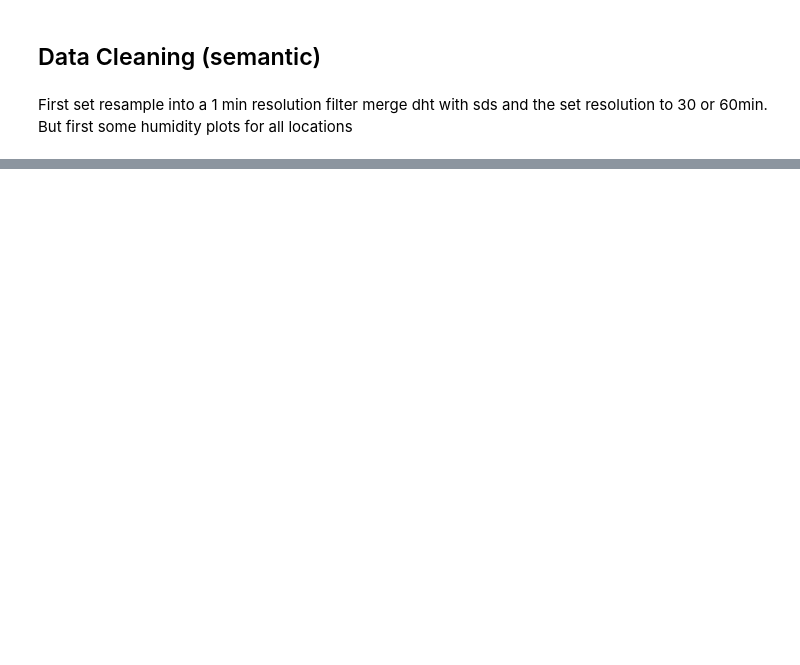
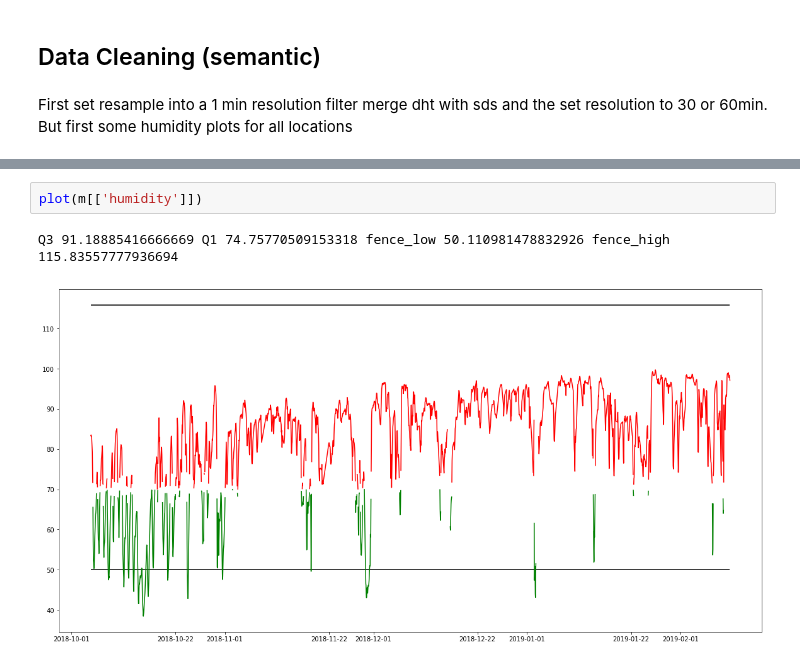
Before and after one commit to GeorgesAlkhouri/golddust, a Jupyter notebook: jupyter/first-look-at-sensor-data.ipynb, the cells around one changed output, grey strips where cells are left out. Saved outputs shown, nothing was run; the diff lists cells and outputs as text; blank space fills up the shorter version.

```diff
--- a/jupyter/first-look-at-sensor-data.ipynb
+++ b/jupyter/first-look-at-sensor-data.ipynb
@@ -246,0 +255,5 @@ TypeError: Invalid comparison between dtype=int64 and str
+# %%
+plot(m[['humidity']])
+# %% [output]
+Q3 91.18885416666669 Q1 74.75770509153318 fence_low 50.110981478832926 fence_high 115.83557777936694
+[figure, added]
```
Also changed, not shown: parts of 41 cells of this notebook.
